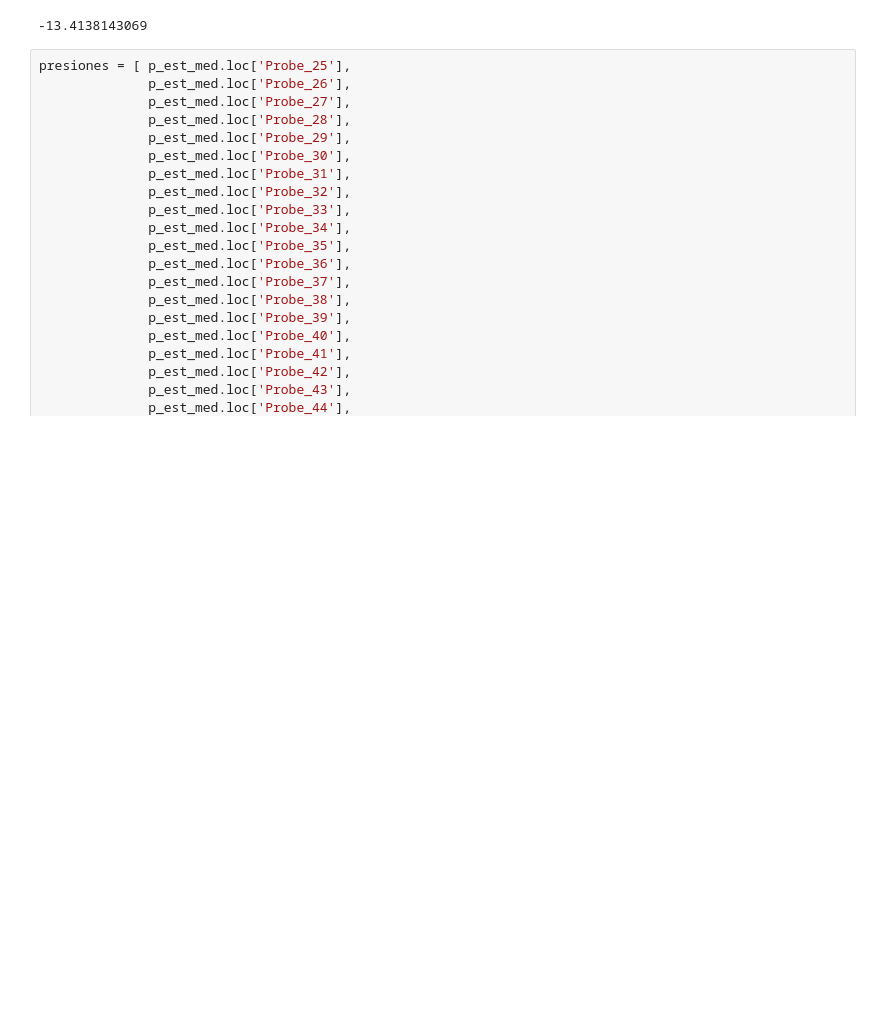
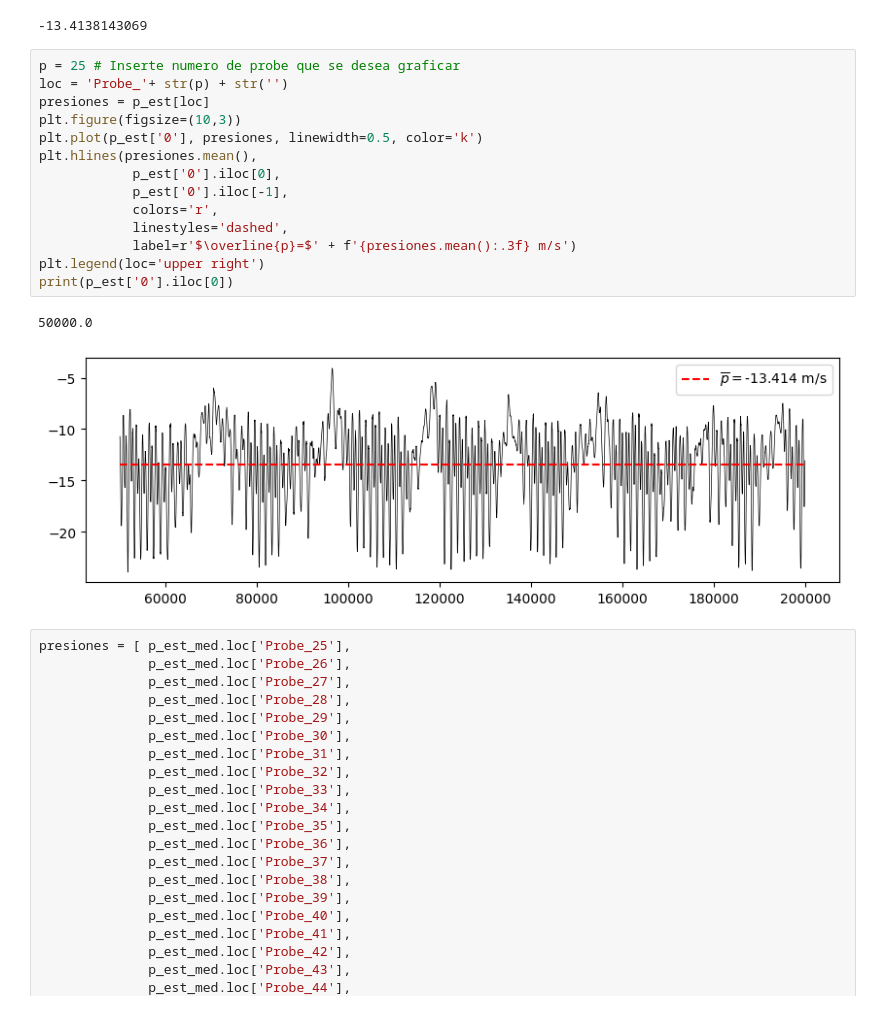
Before and after one commit to OmarURP/Toolbox_publica, a Jupyter notebook: 07_Fuerzas fluctuantes.ipynb, the cells around one changed output. Drawn from its saved outputs; the diff is of its cells as text; blank space fills up the shorter version.

```diff
--- a/07_Fuerzas fluctuantes.ipynb
+++ b/07_Fuerzas fluctuantes.ipynb
@@ -46,6 +46,23 @@ Length: 169, dtype: float64
 print(p_est_med.loc['Probe_25'])
 # %% [output]
 -13.4138143069
+# %%
+p = 25 # Inserte numero de probe que se desea graficar
+loc = 'Probe_'+ str(p) + str('')
+presiones = p_est[loc]
+plt.figure(figsize=(10,3))
+plt.plot(p_est['0'], presiones, linewidth=0.5, color='k')
+plt.hlines(presiones.mean(),
+            p_est['0'].iloc[0],
+            p_est['0'].iloc[-1],
+            colors='r',
+            linestyles='dashed',
+            label=r'$\overline{p}=$' + f'{presiones.mean():.3f} m/s')
+plt.legend(loc='upper right')
+print(p_est['0'].iloc[0])
+# %% [output]
+50000.0
+[figure, added]
 # %%
 presiones = [ p_est_med.loc['Probe_25'],
               p_est_med.loc['Probe_26'],
```
Also changed, not shown: parts of 4 cells of this notebook, 7 other files.
